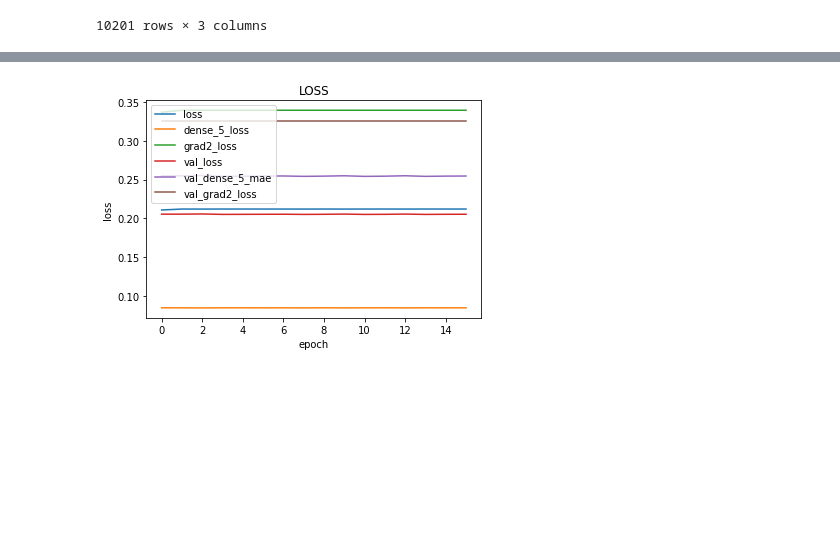
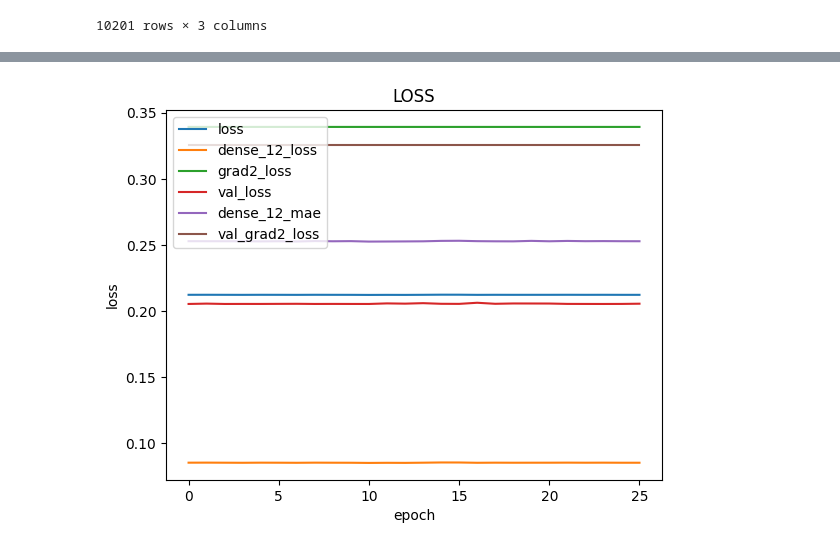
Before and after one commit to sajed-zarrinpour/science, a Jupyter notebook: On enhancing neural-numerical methods/setting2.ipynb, the cells around one changed output, grey strips where cells are left out. Drawn from its saved outputs; the diff is of its cells as text; code cells hidden in the pictures; blank space fills up the shorter version.

```diff
--- a/On enhancing neural-numerical methods/setting2.ipynb
+++ b/On enhancing neural-numerical methods/setting2.ipynb
@@ -54,7 +98,6 @@ lr = 0.05       # learning rate
 beta_1=0.9       # beta 1
 beta_2=0.999     # beta 2
 # %%
-
 class EarlyStoppingAtMinLoss(tf.keras.callbacks.Callback):
   """Stop training when the loss is at its min, i.e. the loss stops decreasing.
 
@@ -77,7 +120,7 @@ class EarlyStoppingAtMinLoss(tf.keras.callbacks.Callback):
     # The epoch the training stops at.
     self.stopped_epoch = 0
     # Initialize the best as infinity.
-    self.best = np.Inf
+    self.best = np.inf
 
   def on_epoch_end(self, epoch, logs=None):
     current = logs.get('loss')
@@ -140,10 +195,31 @@ opt = optimizers.Nadam(lr=0.05, beta_1=0.9, beta_2=0.999)
 # %%
-model2.compile(optimizer=opt,
+x = tf.keras.Input(shape=(1, ))
+y = tf.keras.Input(shape=(1,))
+ml = model([x,y])
+g = Lambda(grad2, name="grad2")((x,y))
+d = keras.layers.Dense(2, input_dim=2, activation=keras.activations.sigmoid, use_bias=True)(ml)
+model2 = keras.models.Model(inputs=[x, y], outputs=[d,g])
+
+
+model2.compile(optimizer=optimizers.Nadam(learning_rate=0.05, beta_1=0.9, beta_2=0.999),
              loss=['mse','mse'],
              loss_weights=[0.5,0.5],
-             metrics='mae'
+             metrics=['mae', 'mae']
              )
 # fitting the data with model (learning process)
-history2 = model2.fit([X_train[:,0], X_train[:,1]], y_train,validation_split=0.15, epochs=300, batch_size=70, callbacks=[EarlyStoppingAtMinLoss(15)])
+history2 = model2.fit(
+    [
+        X_train[:,0],
+        X_train[:,1]
+    ],
+    [
+        np.repeat(y_train[:, np.newaxis], 2, axis=1),
+        y_train
+    ],
+    validation_split=0.15,
+    epochs=300,
+    batch_size=70,
+    callbacks=[EarlyStoppingAtMinLoss(15)]
+)
 # %% [output]
 Epoch 1/300
@@ -385,16 +461,20 @@ dict_keys(['loss', 'dense_5_loss', 'grad2_loss', 'dense_5_mae', 'grad2_mae', 'va
 # %%
 # summarize history for accuracy
 plt.plot(history2.history['loss'])
-plt.plot(history2.history['dense_5_loss'])
+# Dynamically get the loss and mae keys for the first dense layer
+dense_loss_key = [key for key in history2.history.keys() if 'dense' in key and 'loss' in key][0]
+dense_mae_key = [key for key in history2.history.keys() if 'dense' in key and 'mae' in key][0]
+
+plt.plot(history2.history[dense_loss_key])
 plt.plot(history2.history['grad2_loss'])
 plt.plot(history2.history['val_loss'])
-plt.plot(history2.history['val_dense_5_mae'])
+plt.plot(history2.history[dense_mae_key])
 plt.plot(history2.history['val_grad2_loss'])
 plt.title('LOSS')
 plt.ylabel('loss')
 plt.xlabel('epoch')
-plt.legend(['loss', 'dense_5_loss', 'grad2_loss','val_loss', 'val_dense_5_mae', 'val_grad2_loss'], loc='upper left')
+plt.legend(['loss', dense_loss_key, 'grad2_loss','val_loss', dense_mae_key, 'val_grad2_loss'], loc='upper left')
 #plt.show()
 plt.savefig('plot1.pdf', bbox_inches='tight')
 # %% [output]
-[figure, old version]
+[figure, new version]
```
Also changed, not shown: parts of 20 cells of this notebook.
